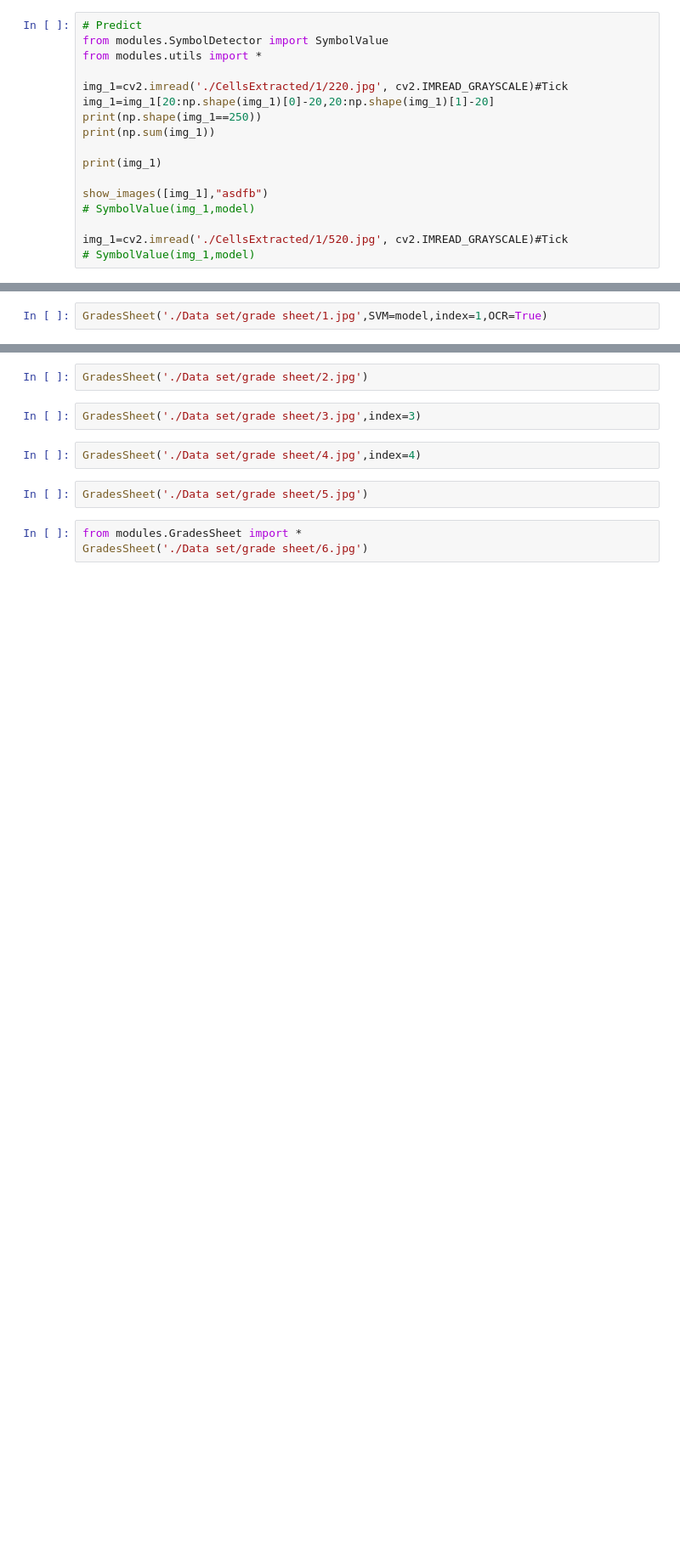
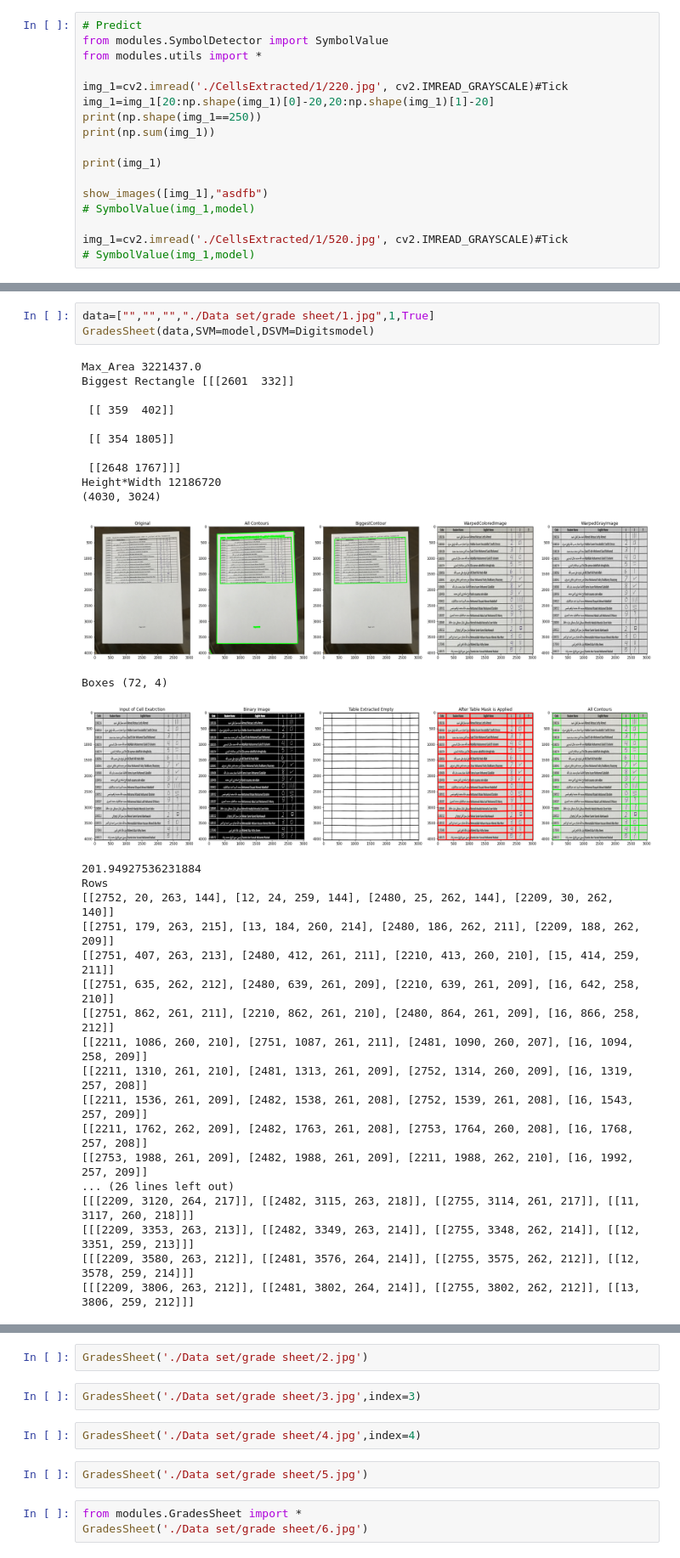
Before and after one commit to BasmaElhoseny01/Grades-Auto-Filler, a Jupyter notebook: Integrated.ipynb, the cells around one changed output, grey strips where cells are left out. Shown at 85% size. Drawn from its saved outputs; the diff is of its cells as text; blank space fills up the shorter version.

```diff
--- a/Integrated.ipynb
+++ b/Integrated.ipynb
@@ -100,2 +100,34 @@ DigitValue(img_1,Digitsmodel)
 # %%
-GradesSheet('./Data set/grade sheet/1.jpg',SVM=model,index=1,OCR=True)
+data=["","","","./Data set/grade sheet/1.jpg",1,True]
+GradesSheet(data,SVM=model,DSVM=Digitsmodel)
+# %% [output]
+Max_Area 3221437.0
+Biggest Rectangle [[[2601  332]]
+
+ [[ 359  402]]
+
+ [[ 354 1805]]
+
+ [[2648 1767]]]
+Height*Width 12186720
+(4030, 3024)
+[figure, added]
+Boxes (72, 4)
+[figure, added]
+201.94927536231884
+Rows
+[[2752, 20, 263, 144], [12, 24, 259, 144], [2480, 25, 262, 144], [2209, 30, 262, 140]]
+[[2751, 179, 263, 215], [13, 184, 260, 214], [2480, 186, 262, 211], [2209, 188, 262, 209]]
+[[2751, 407, 263, 213], [2480, 412, 261, 211], [2210, 413, 260, 210], [15, 414, 259, 211]]
+[[2751, 635, 262, 212], [2480, 639, 261, 209], [2210, 639, 261, 209], [16, 642, 258, 210]]
+[[2751, 862, 261, 211], [2210, 862, 261, 210], [2480, 864, 261, 209], [16, 866, 258, 212]]
+[[2211, 1086, 260, 210], [2751, 1087, 261, 211], [2481, 1090, 260, 207], [16, 1094, 258, 209]]
+[[2211, 1310, 261, 210], [2481, 1313, 261, 209], [2752, 1314, 260, 209], [16, 1319, 257, 208]]
+[[2211, 1536, 261, 209], [2482, 1538, 261, 208], [2752, 1539, 261, 208], [16, 1543, 257, 209]]
+[[2211, 1762, 262, 209], [2482, 1763, 261, 208], [2753, 1764, 260, 208], [16, 1768, 257, 208]]
+[[2753, 1988, 261, 209], [2482, 1988, 261, 209], [2211, 1988, 262, 210], [16, 1992, 257, 209]]
+... (26 lines left out)
+[[[2209, 3120, 264, 217]], [[2482, 3115, 263, 218]], [[2755, 3114, 261, 217]], [[11, 3117, 260, 218]]]
+[[[2209, 3353, 263, 213]], [[2482, 3349, 263, 214]], [[2755, 3348, 262, 214]], [[12, 3351, 259, 213]]]
+[[[2209, 3580, 263, 212]], [[2481, 3576, 264, 214]], [[2755, 3575, 262, 212]], [[12, 3578, 259, 214]]]
+[[[2209, 3806, 263, 212]], [[2481, 3802, 264, 214]], [[2755, 3802, 262, 212]], [[13, 3806, 259, 212]]]
```
Also changed, not shown: parts of 9 cells of this notebook, 8 other files.
